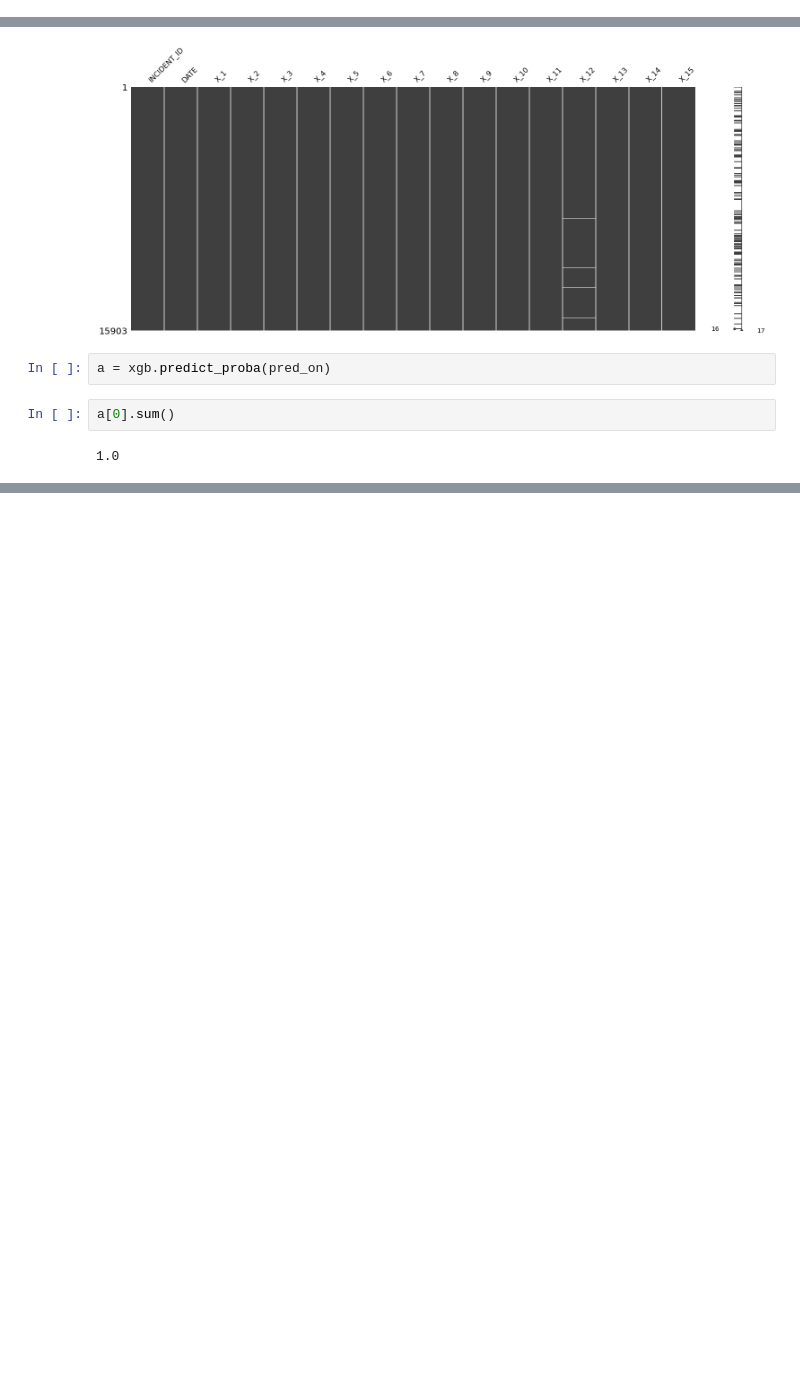
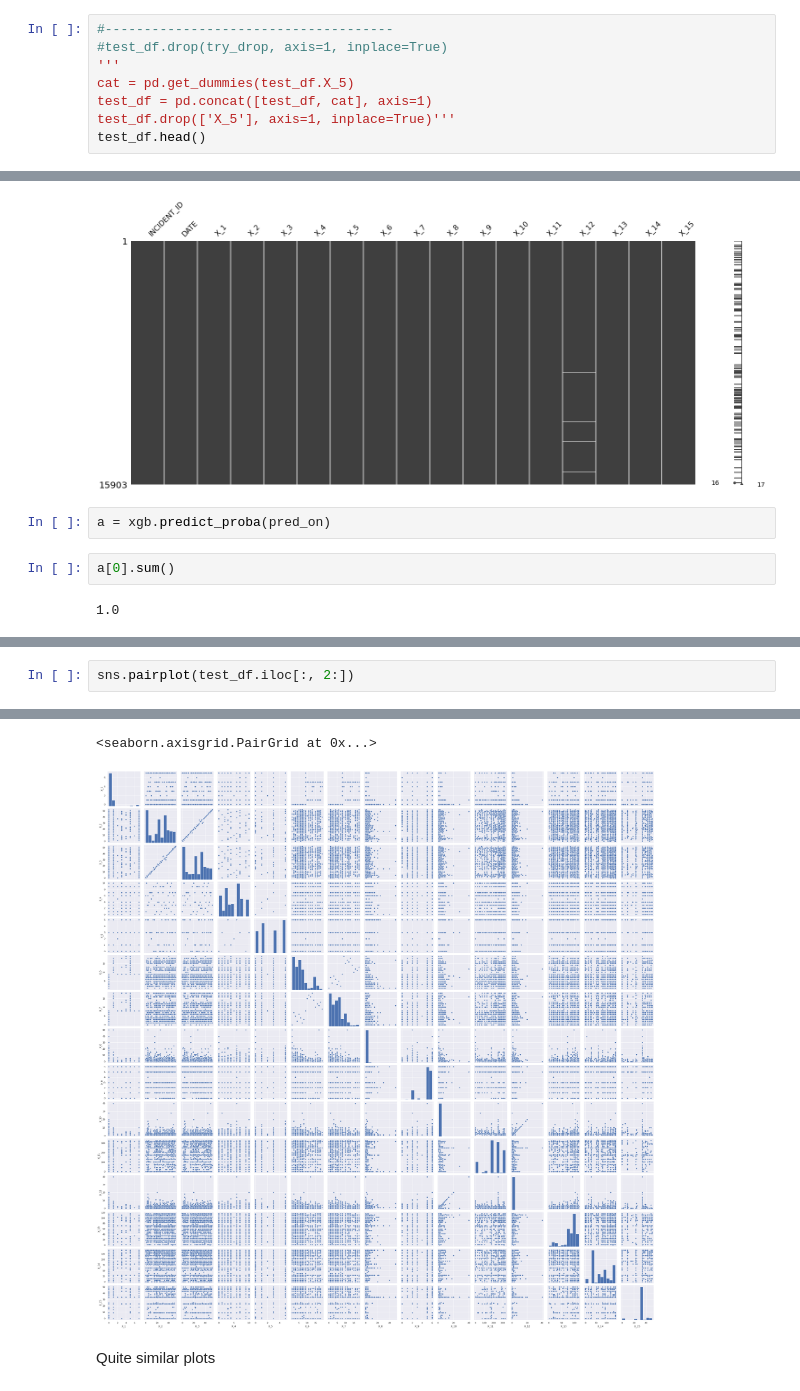
Before and after one commit to shobhitsundriyal/f_challenges, a Jupyter notebook: HE_NDS.ipynb, the cells around one changed output, grey strips where cells are left out. Saved outputs shown, nothing was run; the diff lists cells and outputs as text; blank space fills up the shorter version.

```diff
--- a/HE_NDS.ipynb
+++ b/HE_NDS.ipynb
@@ -149,3 +187,11 @@ test_df.head()
 | 2 | CR_196089 | 27-JAN-18 | 0 | 34 | 33 | 3 | 5 | 2 | 7 | 3 | 0 | ... |
 | 3 | CR_112195 | 18-AUG-06 | 7 | 3 | 2 | 3 | 5 | 9 | 8 | 0 | 5 | ... |
 | 4 | CR_149832 | 31-OCT-11 | 0 | 7 | 8 | 7 | 3 | 2 | 7 | 1 | 5 | ... |
+# %%
+#-------------------------------------
+#test_df.drop(try_drop, axis=1, inplace=True)
+'''
+cat = pd.get_dummies(test_df.X_5)
+test_df = pd.concat([test_df, cat], axis=1)
+test_df.drop(['X_5'], axis=1, inplace=True)'''
+test_df.head()
@@ -235,0 +307,3 @@ KeyboardInterrupt: ignored
+# %%
+sns.pairplot(test_df.iloc[:, 2:])
+# %% [output]
@@ -235,0 +312,4 @@ KeyboardInterrupt: ignored
+<seaborn.axisgrid.PairGrid at 0x...>
+[figure, added]
+# %% [markdown]
+Quite similar plots
```
Also changed, not shown: parts of 31 cells of this notebook.
